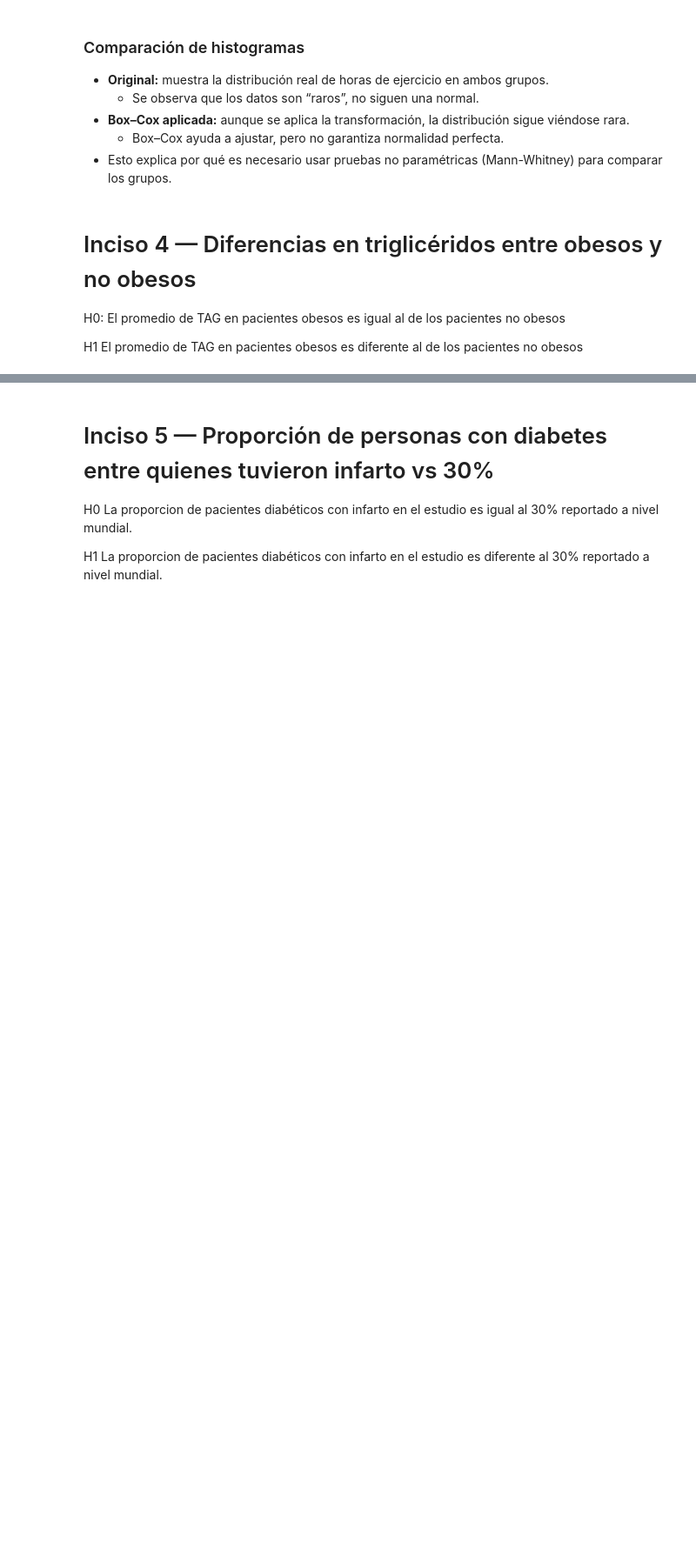
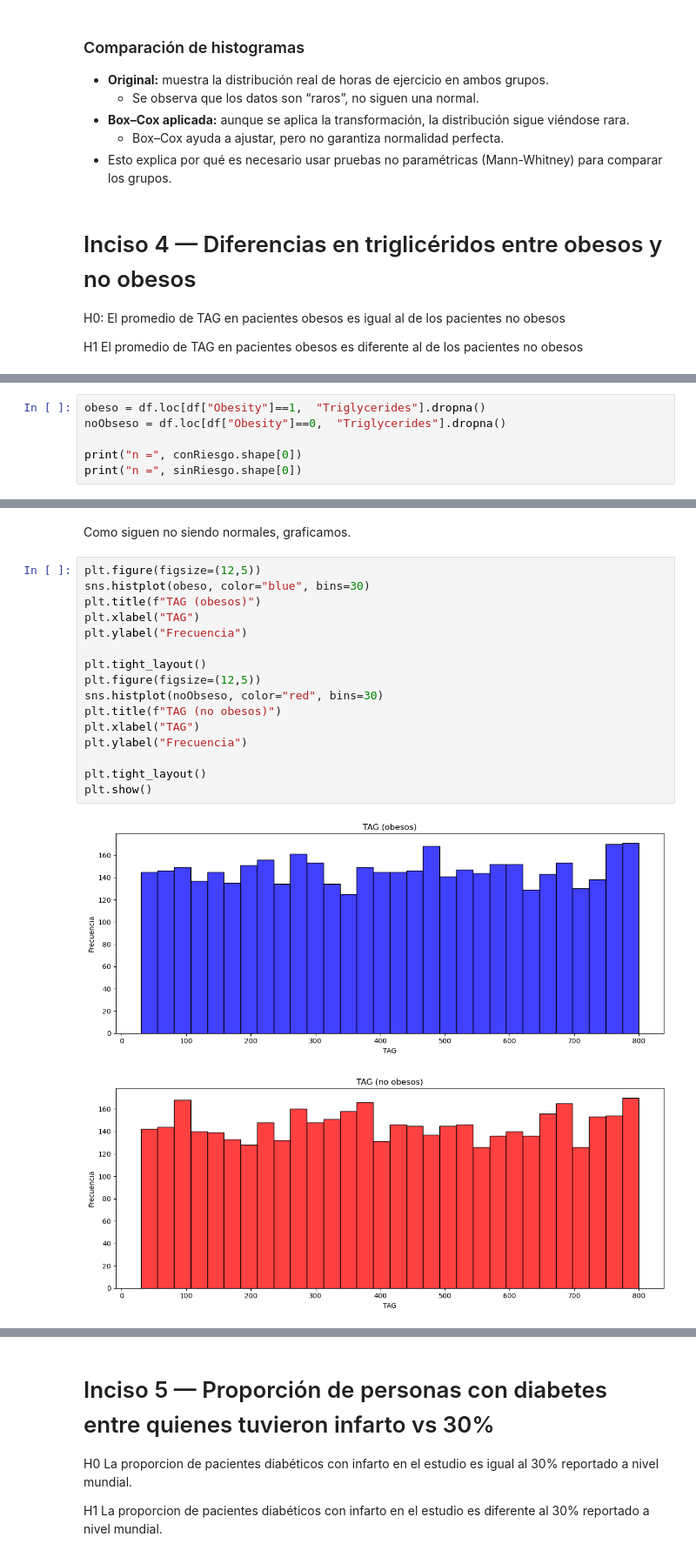
Before and after one commit to SofiaMarcano/Q2PYE, a Jupyter notebook: Q2.ipynb, the cells around one changed output, grey strips where cells are left out. Shown at 87% size. Drawn from its saved outputs; the diff is of its cells as text; blank space fills up the shorter version.

```diff
--- a/Q2.ipynb
+++ b/Q2.ipynb
@@ -301,0 +304,6 @@ H1 El promedio de TAG  en pacientes obesos es diferente al de los pacientes no o
+# %%
+obeso = df.loc[df["Obesity"]==1,  "Triglycerides"].dropna()
+noObseso = df.loc[df["Obesity"]==0,  "Triglycerides"].dropna()
+
+print("n =", conRiesgo.shape[0])
+print("n =", sinRiesgo.shape[0])
@@ -301,0 +347,21 @@ H1 El promedio de TAG  en pacientes obesos es diferente al de los pacientes no o
+# %% [markdown]
+Como siguen no siendo normales, graficamos.
+# %%
+plt.figure(figsize=(12,5))
+sns.histplot(obeso, color="blue", bins=30)
+plt.title(f"TAG (obesos)")
+plt.xlabel("TAG")
+plt.ylabel("Frecuencia")
+
+plt.tight_layout()
+plt.figure(figsize=(12,5))
+sns.histplot(noObseso, color="red", bins=30)
+plt.title(f"TAG (no obesos)")
+plt.xlabel("TAG")
+plt.ylabel("Frecuencia")
+
+plt.tight_layout()
+plt.show()
+# %% [output]
+[figure, added]
+[figure, added]
```
Also changed, not shown: parts of 10 cells of this notebook.
